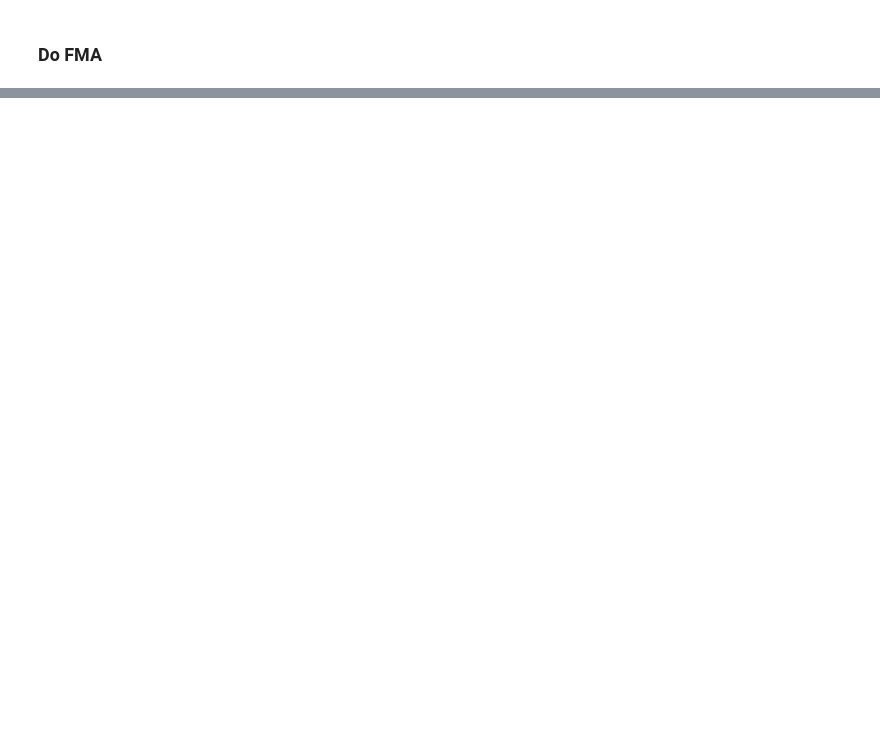
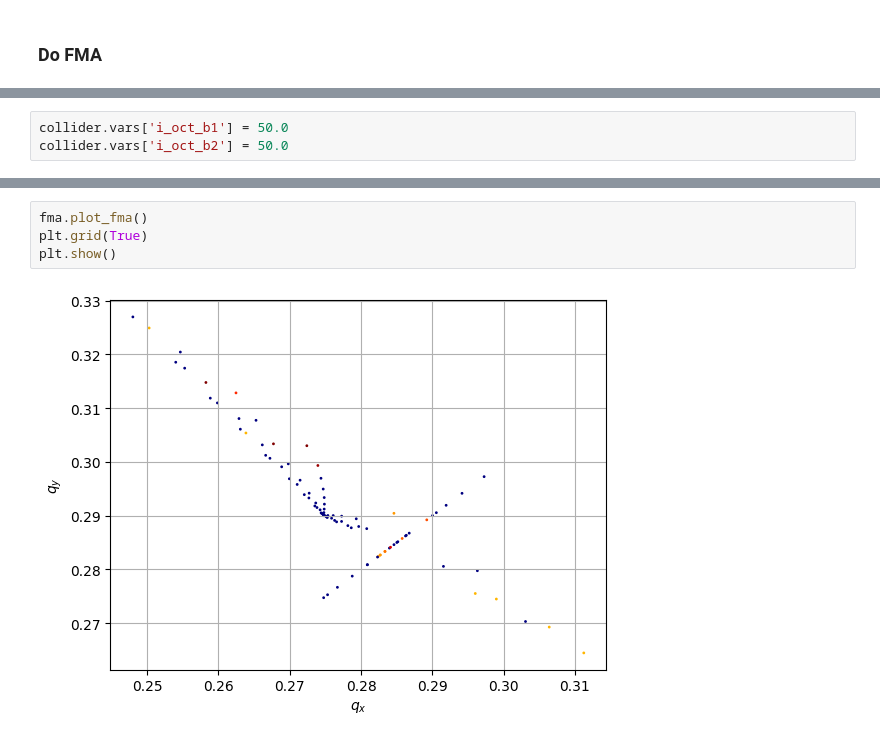
Before and after one commit to ColasDroin/DA_study_boilerplate, a Jupyter notebook: master_study/analysis/FMA.ipynb, the cells around one changed output, grey strips where cells are left out. Saved outputs shown, nothing was run; the diff lists cells and outputs as text; blank space fills up the shorter version.

```diff
--- a/master_study/analysis/FMA.ipynb
+++ b/master_study/analysis/FMA.ipynb
@@ -125,0 +60,3 @@ collider.lhcb1.vars['phase_change.b1']._info()
+# %%
+collider.vars['i_oct_b1'] = 50.0
+collider.vars['i_oct_b2'] = 50.0
@@ -125,0 +70,6 @@ collider.lhcb1.vars['phase_change.b1']._info()
+# %%
+fma.plot_fma()
+plt.grid(True)
+plt.show()
+# %% [output]
+[figure, added]
```
Also changed, not shown: parts of 17 cells of this notebook, 4 other files.
